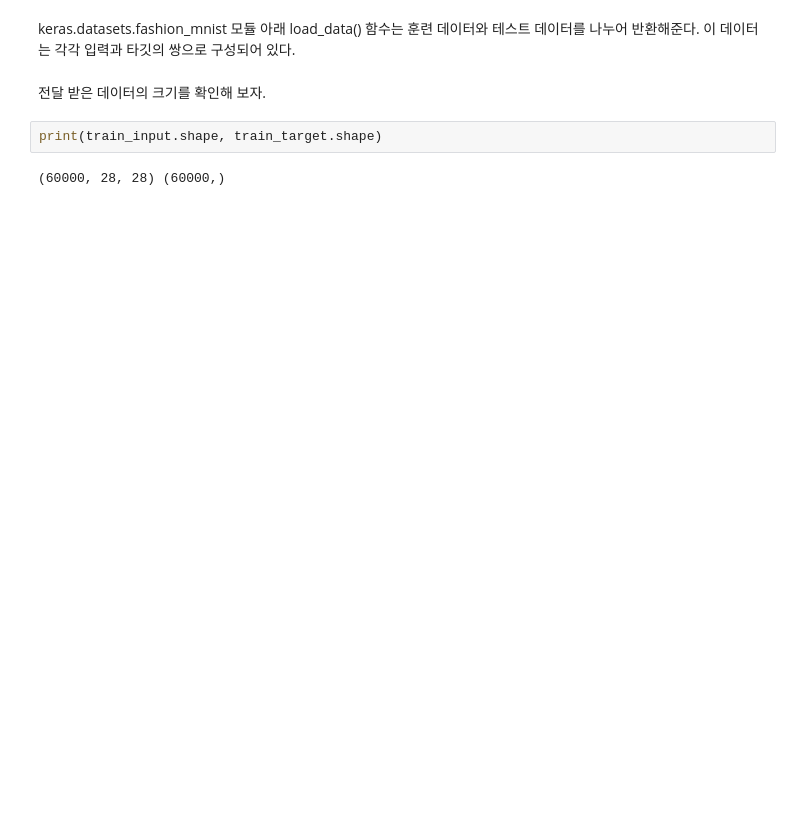
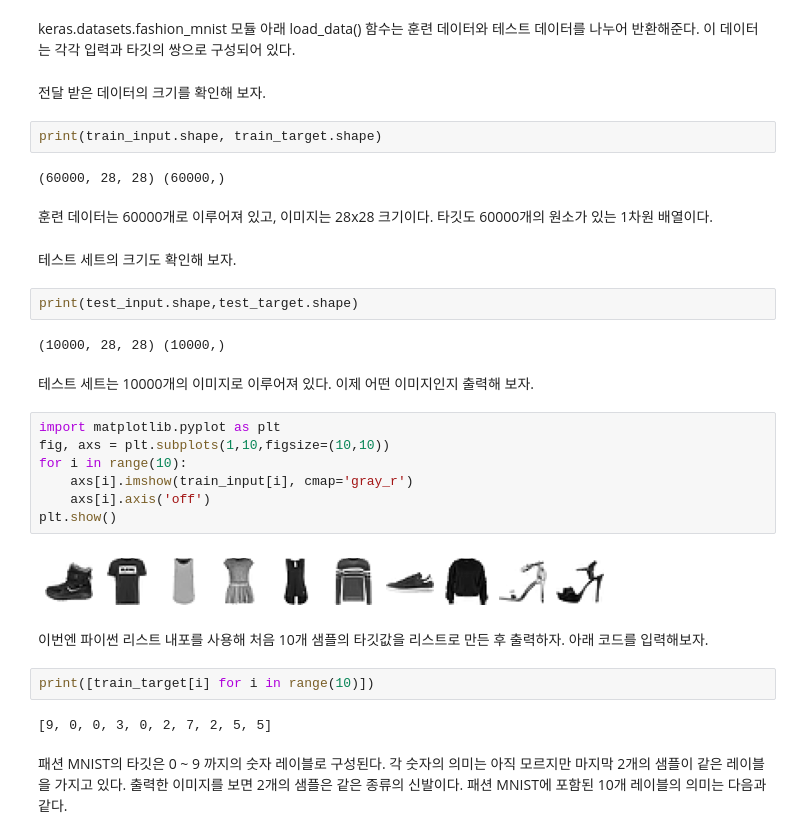
Before and after one commit to jaeyoon89/machinlearnig_deeplearning_study, a Jupyter notebook: mldl_ch7-1_artificial_neural_networks.ipynb, the cells around one changed output. Cells and saved outputs as stored; diff of their text form; blank space fills up the shorter version.

```diff
--- a/mldl_ch7-1_artificial_neural_networks.ipynb
+++ b/mldl_ch7-1_artificial_neural_networks.ipynb
@@ -55,3 +46,30 @@ keras.datasets.fashion_mnist 모듈 아래 load_data() 함수는 훈련 데이
 print(train_input.shape, train_target.shape)
 # %% [output]
 (60000, 28, 28) (60000,)
+# %% [markdown]
+훈련 데이터는 60000개로 이루어져 있고, 이미지는 28x28 크기이다. 타깃도 60000개의 원소가 있는 1차원 배열이다.
+# %% [markdown]
+테스트 세트의 크기도 확인해 보자.
+# %%
+print(test_input.shape,test_target.shape)
+# %% [output]
+(10000, 28, 28) (10000,)
+# %% [markdown]
+테스트 세트는 10000개의 이미지로 이루어져 있다. 이제 어떤 이미지인지 출력해 보자.
+# %%
+import matplotlib.pyplot as plt
+fig, axs = plt.subplots(1,10,figsize=(10,10))
+for i in range(10):
+    axs[i].imshow(train_input[i], cmap='gray_r')
+    axs[i].axis('off')
+plt.show()
+# %% [output]
+[figure, added]
+# %% [markdown]
+이번엔 파이썬 리스트 내포를 사용해 처음 10개 샘플의 타깃값을 리스트로 만든 후 출력하자. 아래 코드를 입력해보자.
+# %%
+print([train_target[i] for i in range(10)])
+# %% [output]
+[9, 0, 0, 3, 0, 2, 7, 2, 5, 5]
+# %% [markdown]
+패션 MNIST의 타깃은 0 ~ 9 까지의 숫자 레이블로 구성된다. 각 숫자의 의미는 아직 모르지만 마지막 2개의 샘플이 같은 레이블을 가지고 있다. 출력한 이미지를 보면 2개의 샘플은 같은 종류의 신발이다. 패션 MNIST에 포함된 10개 레이블의 의미는 다음과 같다.
```
Also changed, not shown: parts of 8 cells of this notebook.
